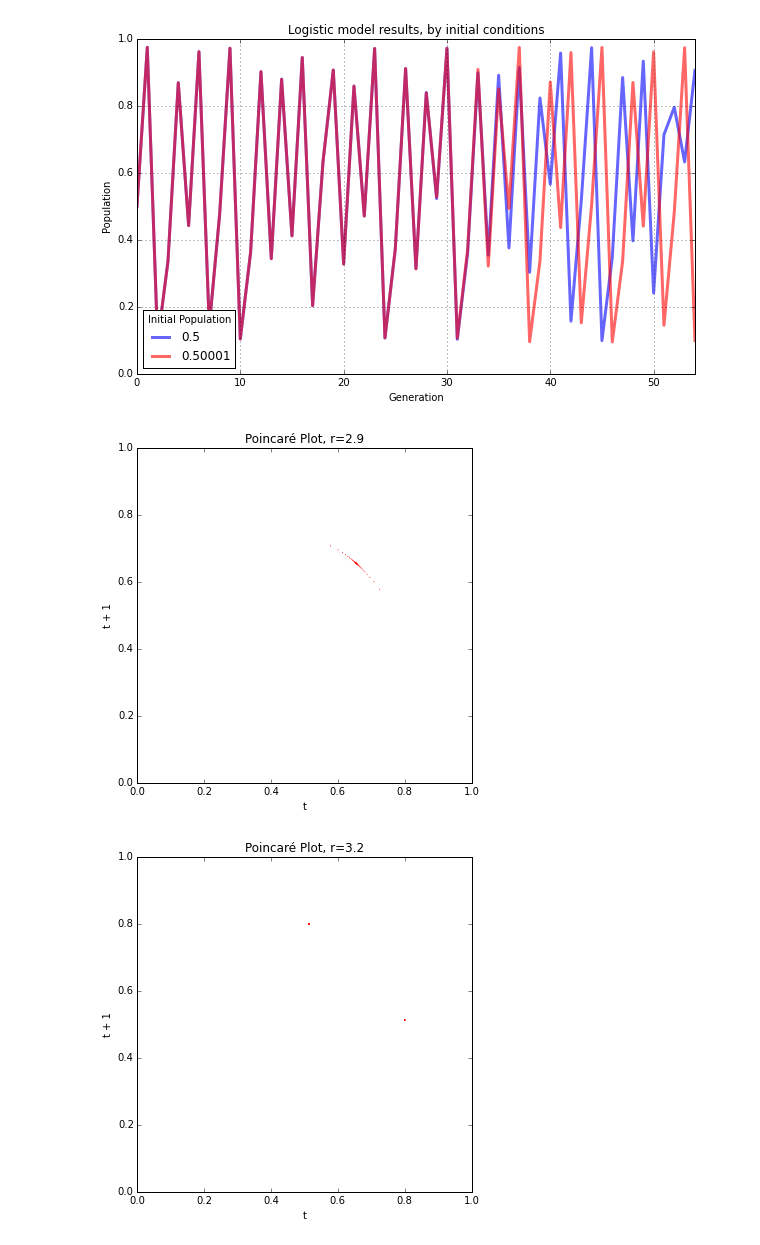
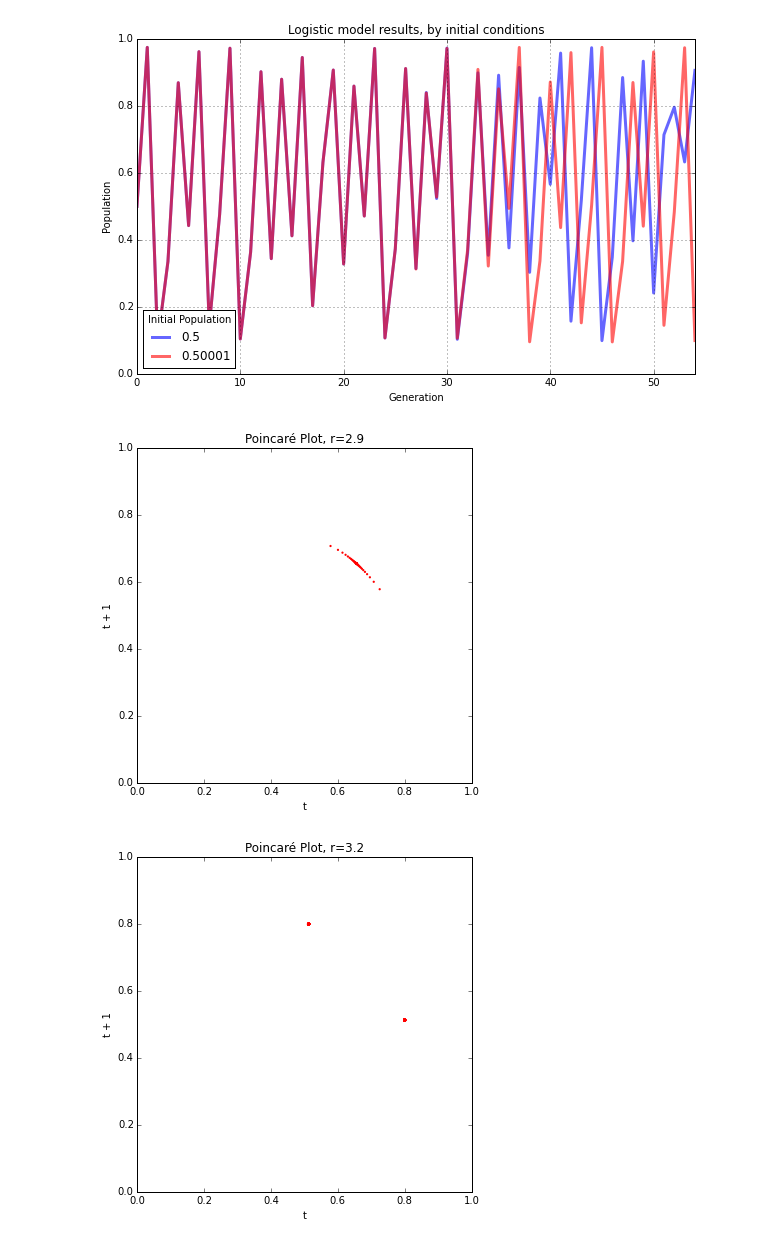
Before and after one commit to aitatanit/chaos-models, a Jupyter notebook: chaos-logistic-model.ipynb, the cells around one changed output. Saved outputs shown, nothing was run; the diff lists cells and outputs as text; code cells hidden in the pictures.

```diff
--- a/chaos-logistic-model.ipynb
+++ b/chaos-logistic-model.ipynb
@@ -143,5 +171,5 @@ def get_poincare_points(pops, discard_gens):
 # %%
-def poincare_plot(pops, xmin=0, xmax=1, ymin=0, ymax=1, discard_gens=1, title=u'Poincaré Plot', marker=''):
+def poincare_plot(pops, xmin=0, xmax=1, ymin=0, ymax=1, discard_gens=1, title=u'Poincaré Plot', marker='', size=3):
     """
     plot the results of the logistic model as a poincaré plot
     """
@@ -154,11 +182,7 @@ def poincare_plot(pops, xmin=0, xmax=1, ymin=0, ymax=1, discard_gens=1, title=u'
     fig.set_size_inches(6, 6)
 
     # plot the xy data
-    if marker == 'circle':
-        poincare_scatter = ax.scatter(points['x'], points['y'], alpha=0.3, s=200, facecolors='none', edgecolors='k')
-        poincare_scatter = ax.scatter(points['x'], points['y'], c='r', edgecolor='', alpha=1, s=1)
-    else:
-        poincare_scatter = ax.scatter(points['x'], points['y'], c='r', edgecolor='', alpha=1, s=1)
+    poincare_scatter = ax.scatter(points['x'], points['y'], c='r', edgecolor='', alpha=1, s=size)
 
     # set x and y limits, title, and x and y labels
     ax.set_xlim(xmin, xmax)
@@ -301,14 +351,14 @@ plt.show()
 # %%
 # draw a poincare plot for 100 generations for the growth rate parameter 2.9
 # it shows points converging on 0.655 because the logistic map has a fixed-point attractor at 0.655 when r=2.9
 generations = 100
 growth_rate_min = 2.9
 growth_rate_max = 4.0
 growth_rate_steps = 1
 pops = logistic_model(generations, growth_rate_min, growth_rate_max, growth_rate_steps)
-poincare_plot(pops, title=u'Poincaré Plot, r=2.9')
+poincare_plot(pops, title=u'Poincaré Plot, r=2.9', size=5)
 # %% [output]
-[figure, old version]
+[figure, new version]
 # %%
 # draw a poincare plot for 100 generations for the growth rate parameter 3.2
 # it shows 2 points because the logistic map has a period of 2 when r=3.2
```
Also changed, not shown: parts of 12 cells of this notebook, 1 other file.
